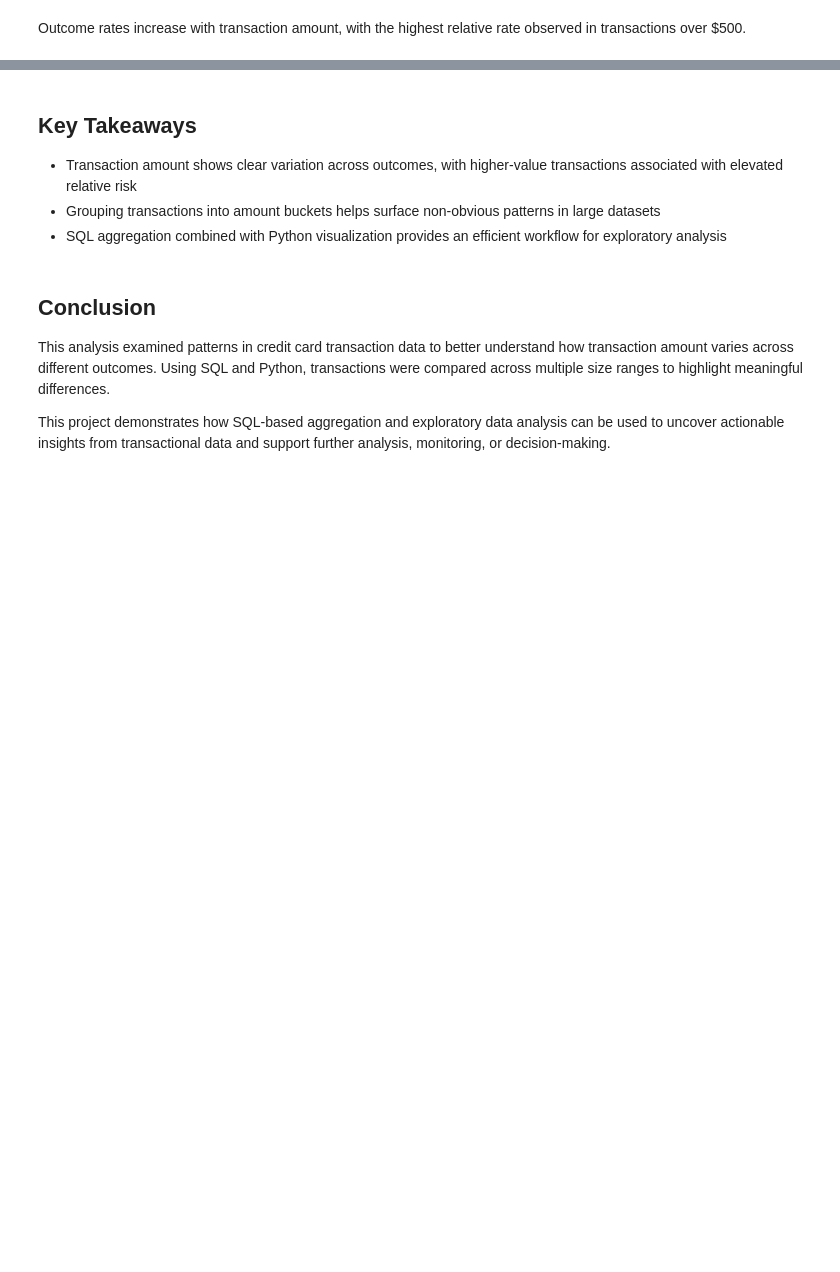
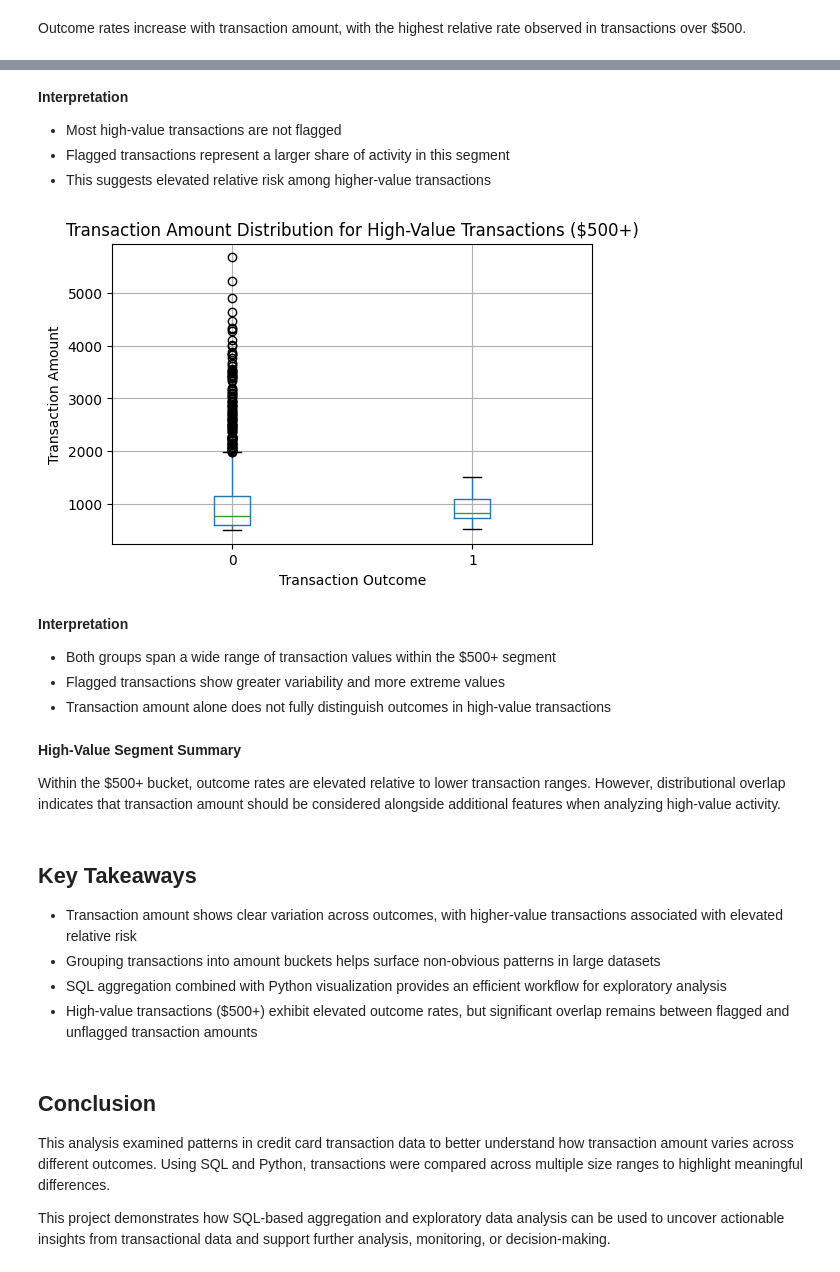
Before and after one commit to abby-blas/suspicious-transaction-analysis, a Jupyter notebook: analysis.ipynb, the cells around one changed output, grey strips where cells are left out. Saved outputs shown, nothing was run; the diff lists cells and outputs as text; code cells hidden in the pictures; blank space fills up the shorter version.

```diff
--- a/analysis.ipynb
+++ b/analysis.ipynb
@@ -95,8 +123,40 @@ in transactions over $500.
+# %% [markdown]
+**Interpretation**
+- Most high-value transactions are not flagged
+- Flagged transactions represent a larger share of activity in this segment
+- This suggests elevated relative risk among higher-value transactions
+# %%
+high_value_df.boxplot(
+    column="Amount",
+    by="Class",
+    figsize=(6, 4)
+)
+
+plt.title("Transaction Amount Distribution for High-Value Transactions ($500+)")
+plt.suptitle("")
+plt.xlabel("Transaction Outcome")
+plt.ylabel("Transaction Amount")
+plt.show()
+# %% [output]
+[figure, added]
+# %% [markdown]
+**Interpretation**
+- Both groups span a wide range of transaction values within the $500+ segment
+- Flagged transactions show greater variability and more extreme values
+- Transaction amount alone does not fully distinguish outcomes in high-value transactions
+# %% [markdown]
+**High-Value Segment Summary**
+
+Within the $500+ bucket, outcome rates are elevated relative to lower transaction ranges.
+However, distributional overlap indicates that transaction amount should be considered
+alongside additional features when analyzing high-value activity.
 # %% [markdown]
 ## Key Takeaways
 - Transaction amount shows clear variation across outcomes, with higher-value transactions associated with elevated relative risk
 - Grouping transactions into amount buckets helps surface non-obvious patterns in large datasets
 - SQL aggregation combined with Python visualization provides an efficient workflow for exploratory analysis
+- High-value transactions ($500+) exhibit elevated outcome rates, but significant overlap
+  remains between flagged and unflagged transaction amounts
 # %% [markdown]
 ## Conclusion
 
```
Also changed, not shown: parts of 5 cells of this notebook, 1 other file.
